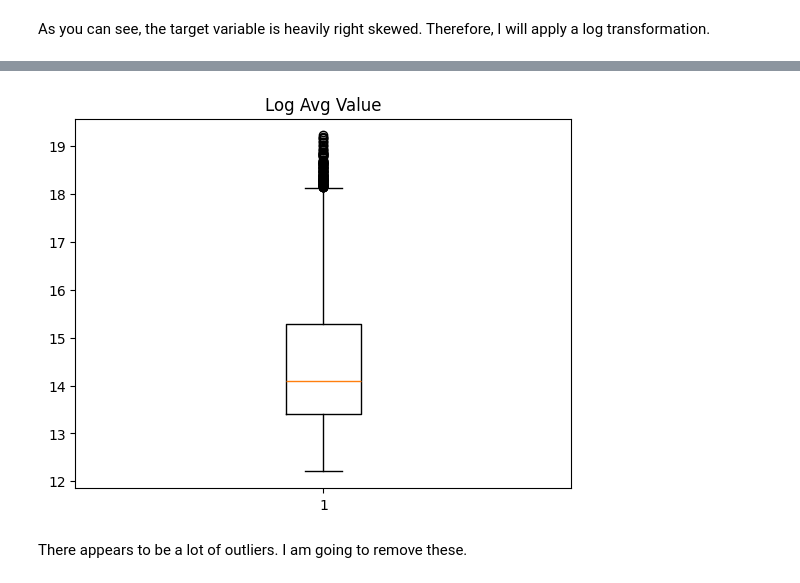
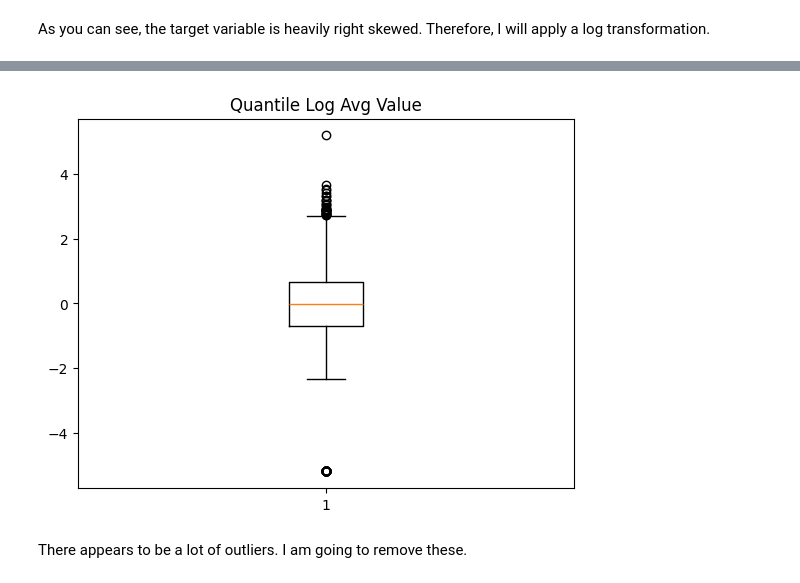
Before and after one commit to louis-porter/FM24_player_valuation_analysis, a Jupyter notebook: FM_player_valuation_analysis.ipynb, the cells around one changed output, grey strips where cells are left out. Drawn from its saved outputs; the diff is of its cells as text; code cells hidden in the pictures.

```diff
--- a/FM_player_valuation_analysis.ipynb
+++ b/FM_player_valuation_analysis.ipynb
@@ -90,7 +90,7 @@ Name: Avg Value, dtype: float64
 As you can see, the target variable is heavily right skewed. Therefore, I will apply a log transformation.
 # %%
 # Applying log transformtation on target variable
-df["Log Avg Value"] = np.log1p(df["Avg Value"])
+df["Log Avg Value"] = np.log(df["Avg Value"])
 print(df["Log Avg Value"].describe())
 plt.hist(df["Log Avg Value"], bins=30)
 plt.title("Log Avg Value Histogram")
@@ -106,3 +106,13 @@ min         12.206078
 max         19.224922
 Name: Log Avg Value, dtype: float64
 [figure]
+# %%
+from sklearn.preprocessing import QuantileTransformer
+
+# Applying a quantile transformation to ge the y variable into a more normal distribution
+quantile_transformer = QuantileTransformer(output_distribution="normal", random_state=42)
+df["Quantile Log Avg Value"] = quantile_transformer.fit_transform(df[["Log Avg Value"]])
+
+plt.hist(df["Quantile Log Avg Value"], bins=30)
+plt.title("Quantile Log Avg Value Histogram")
+plt.show()
@@ -109,11 +121,11 @@ Name: Log Avg Value, dtype: float64
 # %%
-# Going to plot a boxplot to check for outliers after applying log transformation on y.
+# Going to plot a boxplot to check for outliers after applying quantile log transformation on y.
 
-plt.boxplot(x=df["Log Avg Value"])
-plt.title("Log Avg Value")
+plt.boxplot(x=df["Quantile Log Avg Value"])
+plt.title("Quantile Log Avg Value")
 plt.show()
 # %% [output]
-[figure, old version]
+[figure, new version]
 # %% [markdown]
 There appears to be a lot of outliers. I am going to remove these.
 # %%
```
Also changed, not shown: parts of 23 cells of this notebook.
